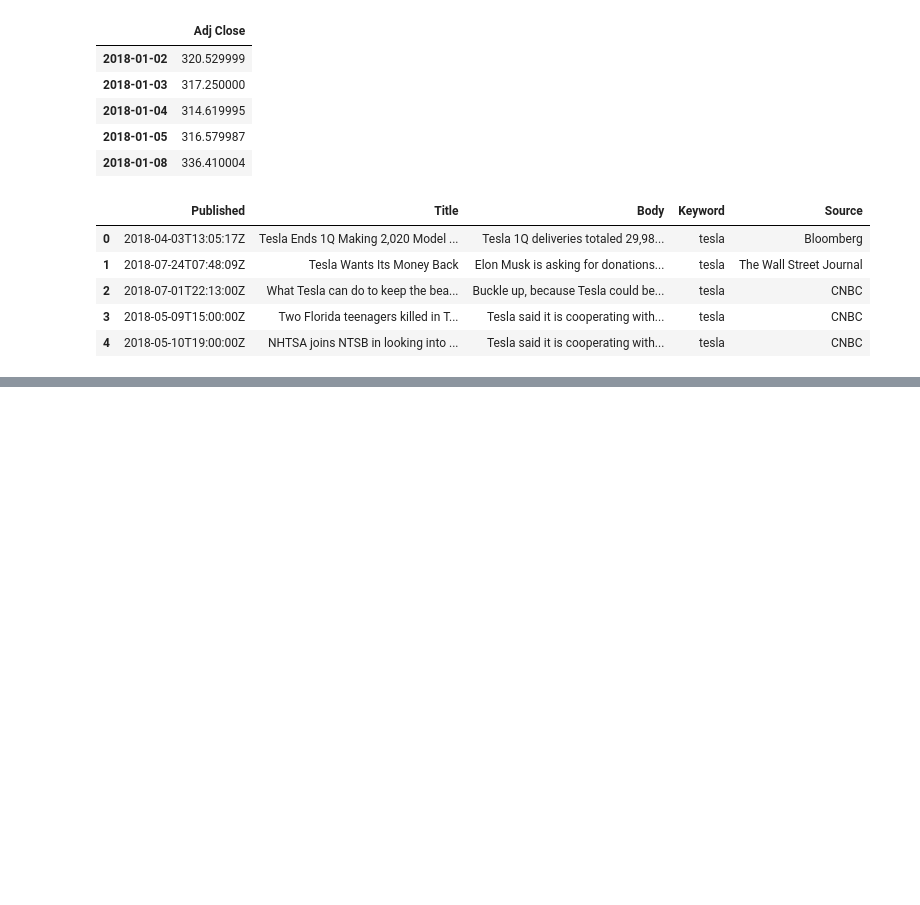
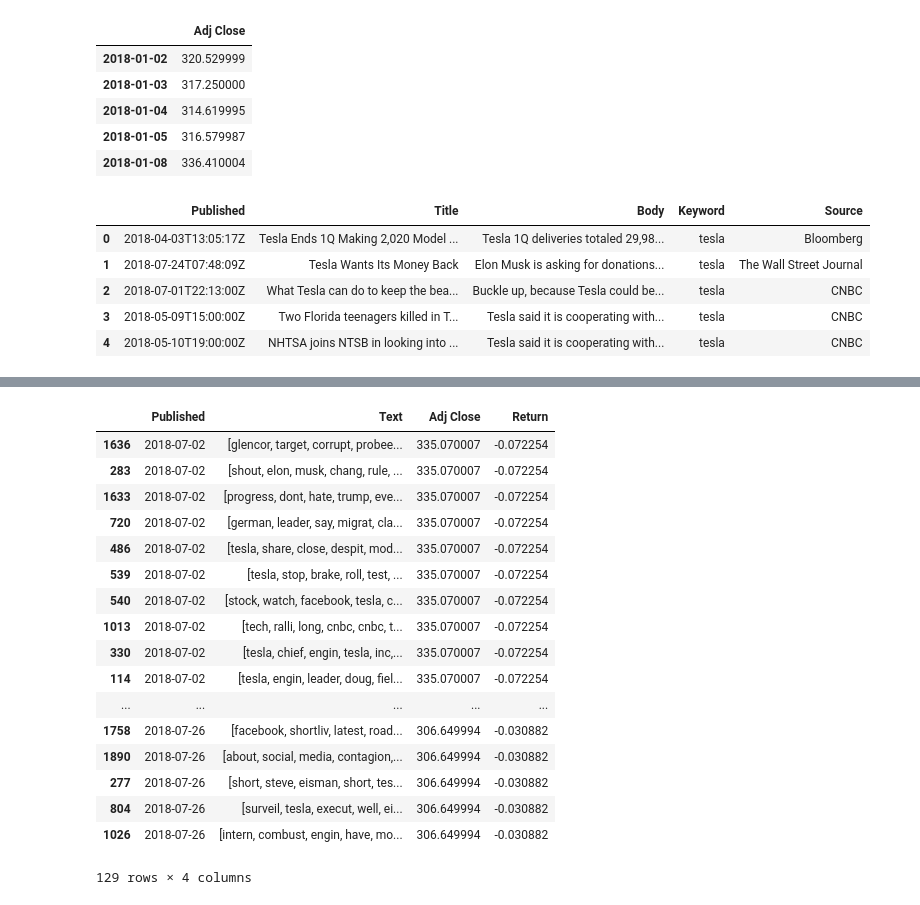
Before and after one commit to jameschanx/Sentiment_Stock_Trader-NLP, a Jupyter notebook: Sentiment Trader.ipynb, the cells around one changed output, grey strips where cells are left out. Cells and saved outputs as stored; diff of their text form; code cells hidden in the pictures; blank space fills up the shorter version.

```diff
--- a/Sentiment Trader.ipynb
+++ b/Sentiment Trader.ipynb
@@ -414,0 +383,21 @@ df_merged
+# %%
+df_testing_data
+# %% [output]
+|  | Published | Text | Adj Close | Return |
+| 1636 | 2018-07-02 | [glencor, target, corrupt, probee... | 335.070007 | -0.072254 |
+| 283 | 2018-07-02 | [shout, elon, musk, chang, rule, ... | 335.070007 | -0.072254 |
+| 1633 | 2018-07-02 | [progress, dont, hate, trump, eve... | 335.070007 | -0.072254 |
+| 720 | 2018-07-02 | [german, leader, say, migrat, cla... | 335.070007 | -0.072254 |
+| 486 | 2018-07-02 | [tesla, share, close, despit, mod... | 335.070007 | -0.072254 |
+| 539 | 2018-07-02 | [tesla, stop, brake, roll, test, ... | 335.070007 | -0.072254 |
+| 540 | 2018-07-02 | [stock, watch, facebook, tesla, c... | 335.070007 | -0.072254 |
+| 1013 | 2018-07-02 | [tech, ralli, long, cnbc, cnbc, t... | 335.070007 | -0.072254 |
+| 330 | 2018-07-02 | [tesla, chief, engin, tesla, inc,... | 335.070007 | -0.072254 |
+| 114 | 2018-07-02 | [tesla, engin, leader, doug, fiel... | 335.070007 | -0.072254 |
+| ... | ... | ... | ... | ... |
+| 1758 | 2018-07-26 | [facebook, shortliv, latest, road... | 306.649994 | -0.030882 |
+| 1890 | 2018-07-26 | [about, social, media, contagion,... | 306.649994 | -0.030882 |
+| 277 | 2018-07-26 | [short, steve, eisman, short, tes... | 306.649994 | -0.030882 |
+| 804 | 2018-07-26 | [surveil, tesla, execut, well, ei... | 306.649994 | -0.030882 |
+| 1026 | 2018-07-26 | [intern, combust, engin, have, mo... | 306.649994 | -0.030882 |
+129 rows × 4 columns
```
Also changed, not shown: parts of 19 cells of this notebook, 1 other file.
